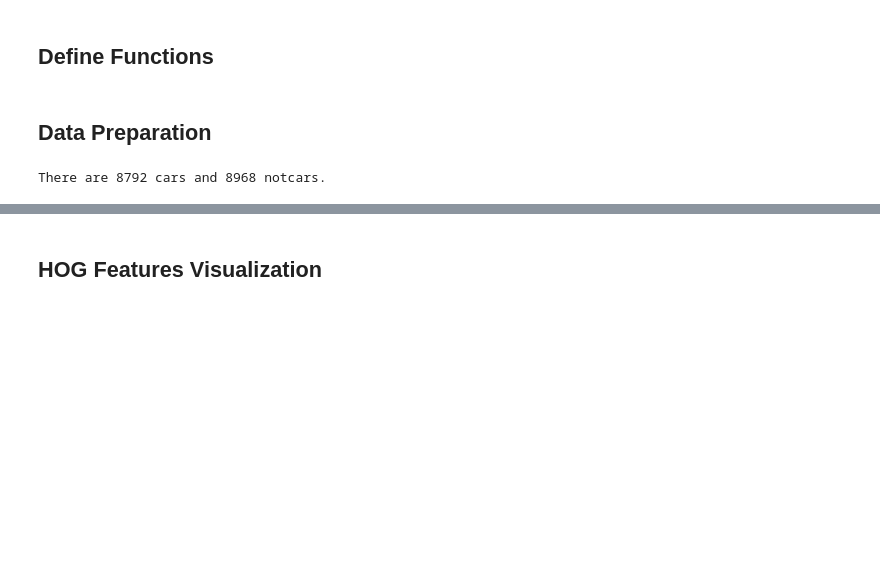
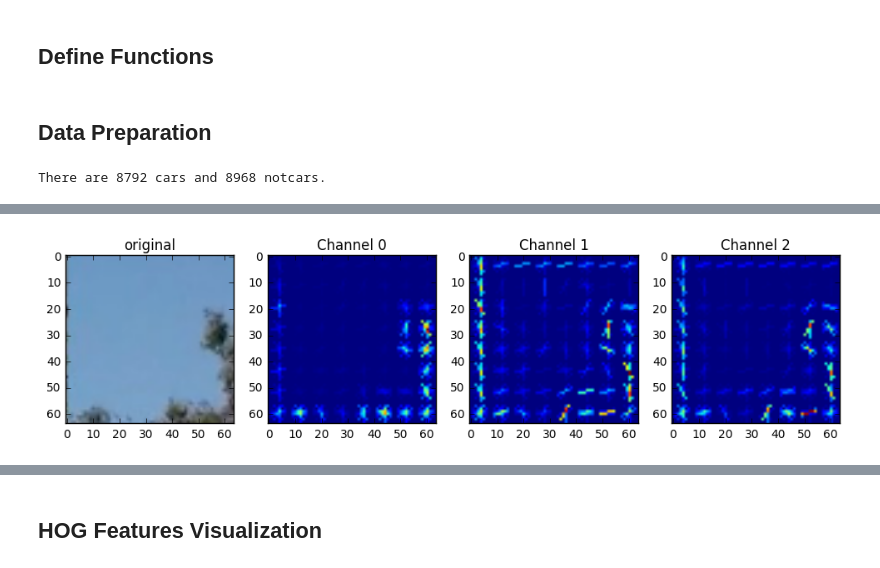
Before and after one commit to WenjinTao/Self-Driving-Car-Nanodegree--Udacity, a Jupyter notebook: Term1/P5-Vehicle_Detection/P5-Vehicle_Detection.ipynb, the cells around one changed output, grey strips where cells are left out. Drawn from its saved outputs; the diff is of its cells as text; code cells hidden in the pictures; blank space fills up the shorter version.

```diff
--- a/Term1/P5-Vehicle_Detection/P5-Vehicle_Detection.ipynb
+++ b/Term1/P5-Vehicle_Detection/P5-Vehicle_Detection.ipynb
@@ -401,0 +521,16 @@ visualize(fig, 10, 2, imgs, titles)
+# %%
+#  Draw HOG features for particular colorspace and parameters
+car_ind = np.random.randint(0, len(cars))
+notcar_ind = np.random.randint(0, len(notcars))
+
+car_img = mpimg.imread(notcars[0])
+notcar_img = mpimg.imread(notcars[notcar_ind])
+
+color_space = 'YCrCb' # Can be RGB, HSV, LUV, HLS, YUV, YCrCb
+orient = 9  # HOG orientations
+pix_per_cell = 8 # HOG pixels per cell
+cell_per_block = 2 # HOG cells per block
+
+hog_examples_drawing(car_img, color_space=color_space, orient=orient, pix_per_cell=pix_per_cell, cell_per_block=cell_per_block)
+# %% [output]
+[figure, added]
```
Also changed, not shown: parts of 8 cells of this notebook, 12 other files.
